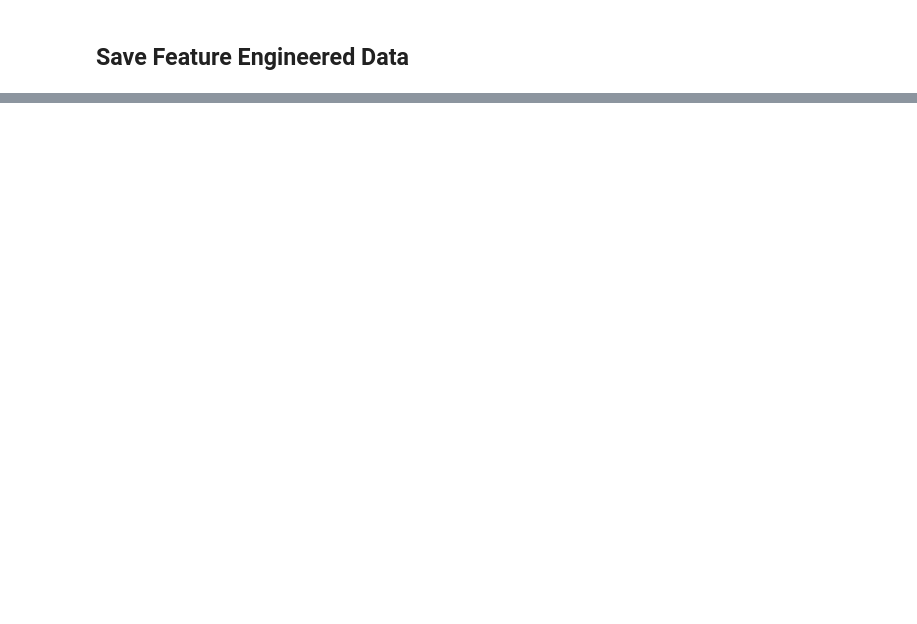
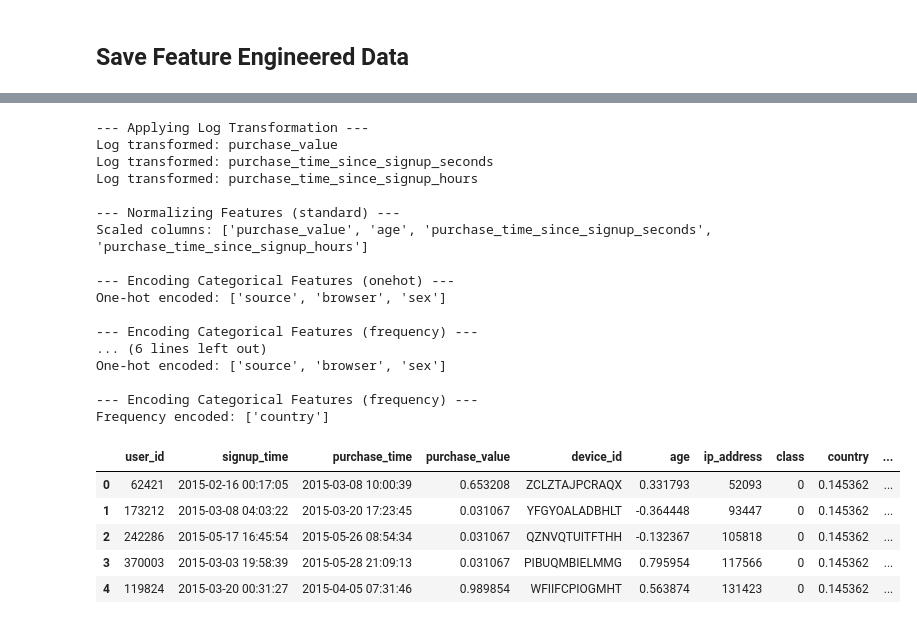
Before and after one commit to MYGBM/Improved-detection-of-fraud-cases-for-e-commerce-and-bank-transactions, a Jupyter notebook: notebooks/feature-engineering-fraud-data.ipynb, the cells around one changed output, grey strips where cells are left out. Saved outputs shown, nothing was run; the diff lists cells and outputs as text; code cells hidden in the pictures; blank space fills up the shorter version.

```diff
--- a/notebooks/feature-engineering-fraud-data.ipynb
+++ b/notebooks/feature-engineering-fraud-data.ipynb
@@ -232,0 +252,56 @@ purchase_time_since_signup_hours
+# %%
+# Reload the module to get the updated class
+# import importlib
+# import src.feature_engineering
+# importlib.reload(src.feature_engineering)
+# from src.feature_engineering import FeatureEngineer
+
+# # Initialize FeatureEngineer with the current dataframe
+# fe = FeatureEngineer(df)
+
+# 1. Log Transform Skewed Features
+# We apply log1p to handle the long tail in purchase value and the spike in time_since_signup
+log_cols = ['purchase_value', 'purchase_time_since_signup_seconds', 'purchase_time_since_signup_hours']
+df = fe.apply_log_transform(log_cols)
+
+# 2. Normalize Numerical Features (StandardScaler)
+# We scale the log-transformed features and Age.
+# We EXCLUDE purchase_time_hour and purchase_time_day_of_week as they are cyclical/categorical.
+scale_cols = ['purchase_value', 'age', 'purchase_time_since_signup_seconds', "purchase_time_since_signup_hours"]
+df = fe.normalize_features(scale_cols, method='standard')
+
+# 3. Encode Categorical Features
+# One-Hot Encoding for low cardinality
+categorical_cols_onehot = ['source', 'browser', 'sex']
+df = fe.encode_categorical_features(categorical_cols_onehot, method='onehot')
+
+# Frequency Encoding for high cardinality (country)
+# This replaces the country name with its probability of occurrence, avoiding 180+ new columns.
+categorical_cols_freq = ['country']
+df = fe.encode_categorical_features(categorical_cols_freq, method='frequency')
+
+df.head()
+# %% [output]
+--- Applying Log Transformation ---
+Log transformed: purchase_value
+Log transformed: purchase_time_since_signup_seconds
+Log transformed: purchase_time_since_signup_hours
+
+--- Normalizing Features (standard) ---
+Scaled columns: ['purchase_value', 'age', 'purchase_time_since_signup_seconds', 'purchase_time_since_signup_hours']
+
+--- Encoding Categorical Features (onehot) ---
+One-hot encoded: ['source', 'browser', 'sex']
+
+--- Encoding Categorical Features (frequency) ---
+... (6 lines left out)
+One-hot encoded: ['source', 'browser', 'sex']
+
+--- Encoding Categorical Features (frequency) ---
+Frequency encoded: ['country']
+|  | user_id | signup_time | purchase_time | purchase_value | device_id | age | ip_address | class | country | ... |
+| 0 | 62421 | 2015-02-16 00:17:05 | 2015-03-08 10:00:39 | 0.653208 | ZCLZTAJPCRAQX | 0.331793 | 52093 | 0 | 0.145362 | ... |
+| 1 | 173212 | 2015-03-08 04:03:22 | 2015-03-20 17:23:45 | 0.031067 | YFGYOALADBHLT | -0.364448 | 93447 | 0 | 0.145362 | ... |
+| 2 | 242286 | 2015-05-17 16:45:54 | 2015-05-26 08:54:34 | 0.031067 | QZNVQTUITFTHH | -0.132367 | 105818 | 0 | 0.145362 | ... |
+| 3 | 370003 | 2015-03-03 19:58:39 | 2015-05-28 21:09:13 | 0.031067 | PIBUQMBIELMMG | 0.795954 | 117566 | 0 | 0.145362 | ... |
+| 4 | 119824 | 2015-03-20 00:31:27 | 2015-04-05 07:31:46 | 0.989854 | WFIIFCPIOGMHT | 0.563874 | 131423 | 0 | 0.145362 | ... |
```
Also changed, not shown: parts of 7 cells of this notebook, 2 other files.
